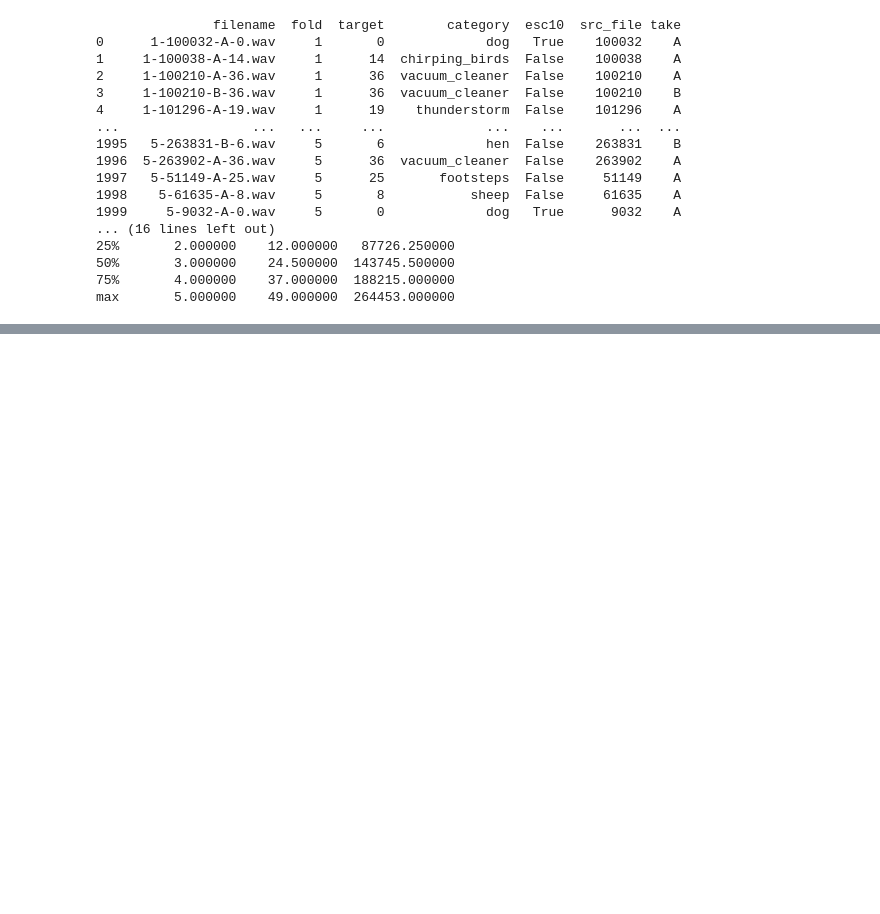
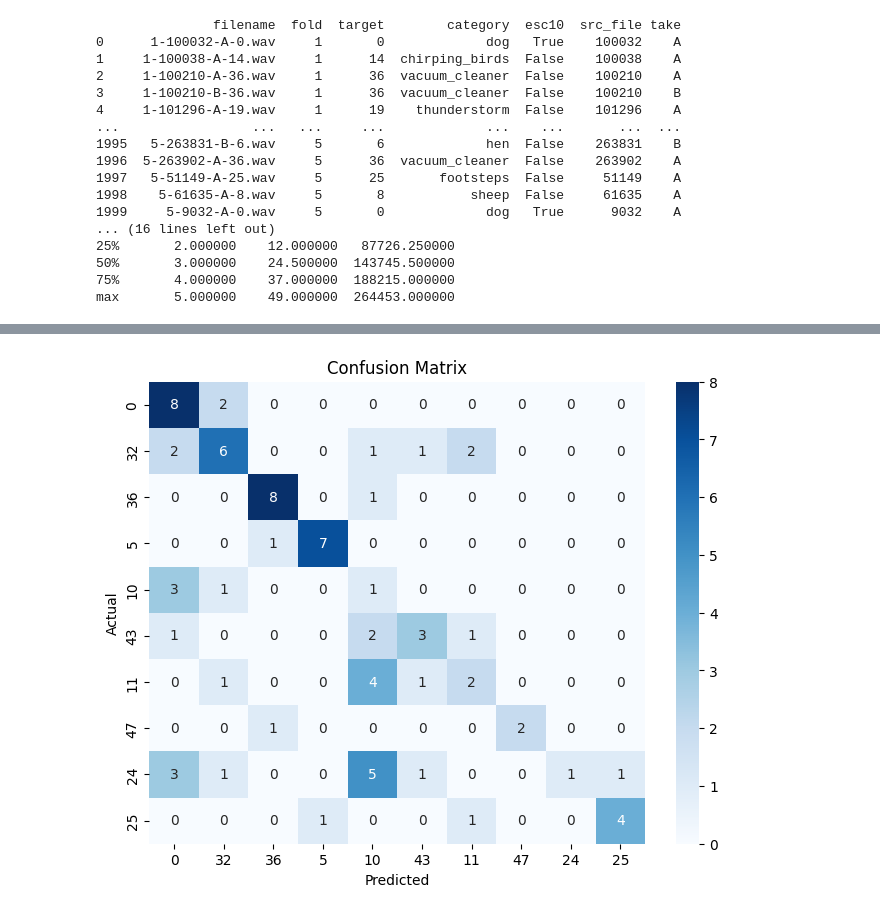
Before and after one commit to soheilbh/aed-challange, a Jupyter notebook: main.ipynb, the cells around one changed output, grey strips where cells are left out. Saved outputs shown, nothing was run; the diff lists cells and outputs as text; code cells hidden in the pictures; blank space fills up the shorter version.

```diff
--- a/main.ipynb
+++ b/main.ipynb
@@ -859,0 +312,8 @@ Training Accuracy: 0.94375
+# %%
+# Reduce features to 10 dimensions using PCA
+pca = PCA(n_components=10)
+X_train_pca = pca.fit_transform(X_train)
+X_test_pca = pca.transform(X_test)
+
+print("Explained variance ratio:", pca.explained_variance_ratio_)
+print("Reduced feature shape:", X_train_pca.shape)
@@ -859,0 +353,10 @@ Training Accuracy: 0.94375
+# %%
+cm = confusion_matrix(y_test, y_pred)
+plt.figure(figsize=(8, 6))
+sns.heatmap(cm, annot=True, fmt='d', cmap='Blues', xticklabels=set(y_train), yticklabels=set(y_train))
+plt.xlabel('Predicted')
+plt.ylabel('Actual')
+plt.title('Confusion Matrix')
+plt.show()
+# %% [output]
+[figure, added]
```
Also changed, not shown: parts of 50 cells of this notebook, 1 other file.
